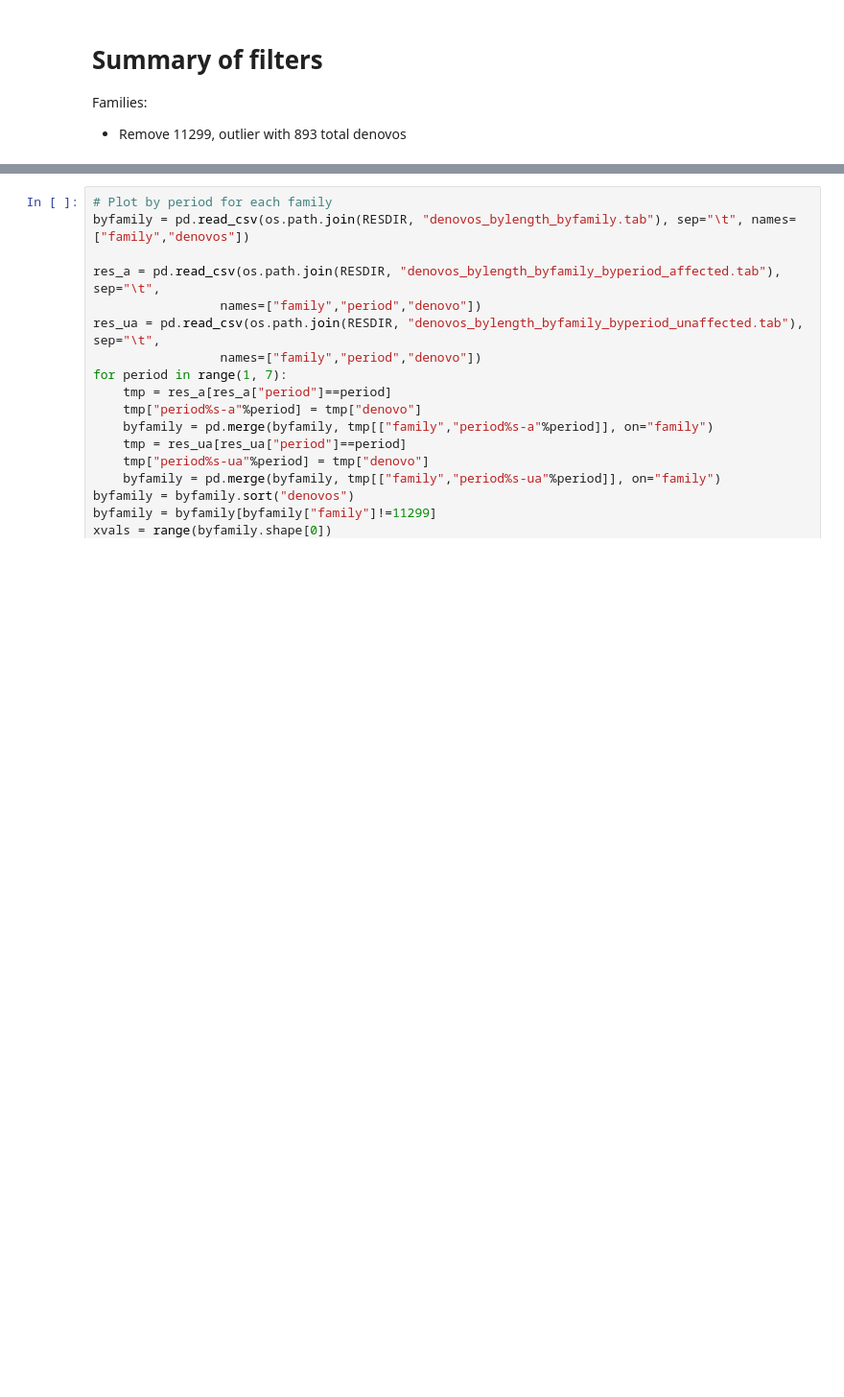
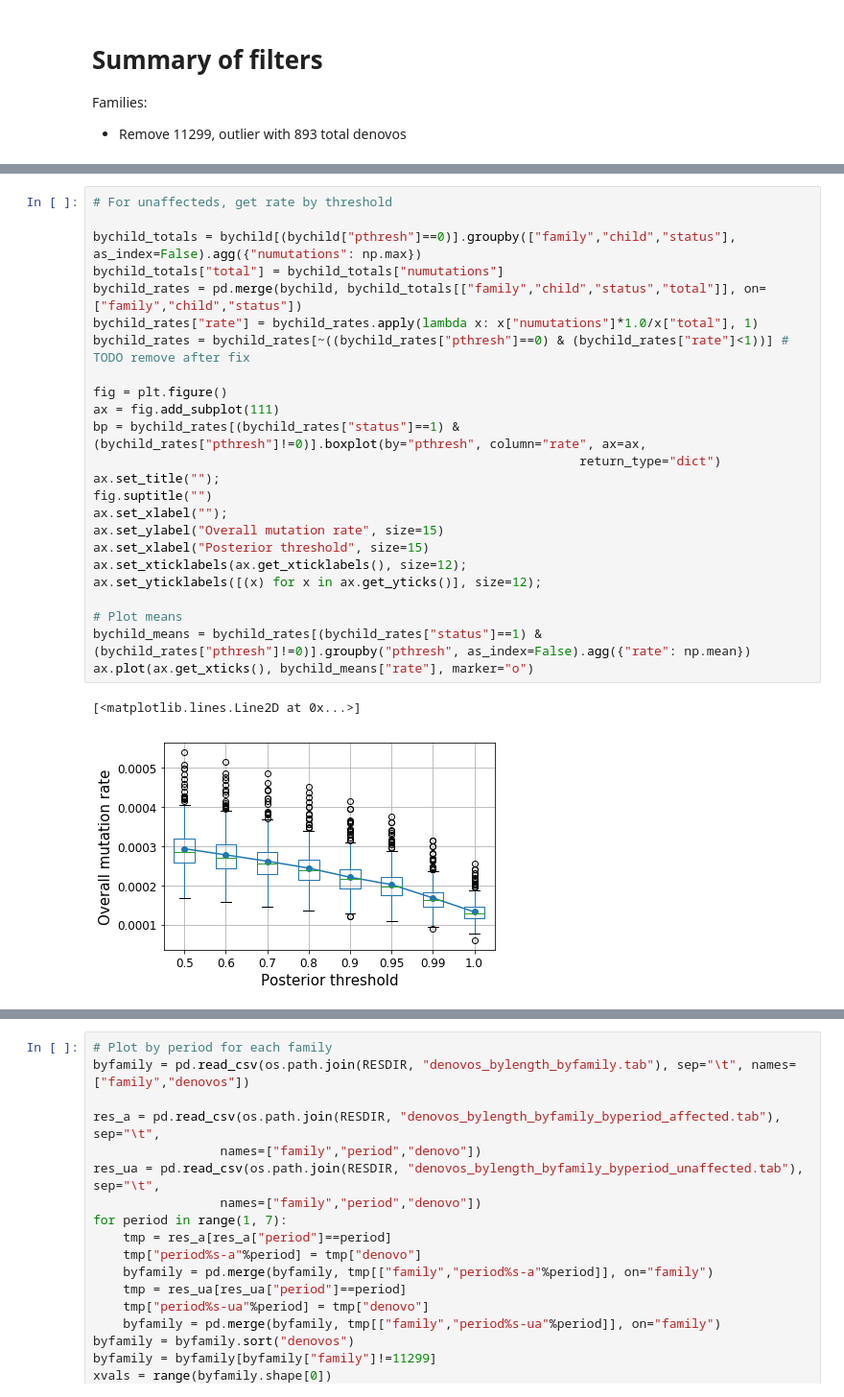
Before and after one commit to gymreklab/ssc-imputation, a Jupyter notebook: denovos2/notebooks/DenovosByFamily.ipynb, the cells around one changed output, grey strips where cells are left out. Shown at 96% size. Saved outputs shown, nothing was run; the diff lists cells and outputs as text; blank space fills up the shorter version.

```diff
--- a/denovos2/notebooks/DenovosByFamily.ipynb
+++ b/denovos2/notebooks/DenovosByFamily.ipynb
@@ -51 +43,28 @@ byfamily["affected"] = affected
+# %%
+# For unaffecteds, get rate by threshold
+
+bychild_totals = bychild[(bychild["pthresh"]==0)].groupby(["family","child","status"], as_index=False).agg({"numutations": np.max})
+bychild_totals["total"] = bychild_totals["numutations"]
+bychild_rates = pd.merge(bychild, bychild_totals[["family","child","status","total"]], on=["family","child","status"])
+bychild_rates["rate"] = bychild_rates.apply(lambda x: x["numutations"]*1.0/x["total"], 1)
+bychild_rates = bychild_rates[~((bychild_rates["pthresh"]==0) & (bychild_rates["rate"]<1))] # TODO remove after fix
+
+fig = plt.figure()
+ax = fig.add_subplot(111)
+bp = bychild_rates[(bychild_rates["status"]==1) & (bychild_rates["pthresh"]!=0)].boxplot(by="pthresh", column="rate", ax=ax,
+                                                                 return_type="dict")
+ax.set_title("");
+fig.suptitle("")
+ax.set_xlabel("");
+ax.set_ylabel("Overall mutation rate", size=15)
+ax.set_xlabel("Posterior threshold", size=15)
+ax.set_xticklabels(ax.get_xticklabels(), size=12);
+ax.set_yticklabels([(x) for x in ax.get_yticks()], size=12);
+
+# Plot means
+bychild_means = bychild_rates[(bychild_rates["status"]==1) & (bychild_rates["pthresh"]!=0)].groupby("pthresh", as_index=False).agg({"rate": np.mean})
+ax.plot(ax.get_xticks(), bychild_means["rate"], marker="o")
+# %% [output]
+[<matplotlib.lines.Line2D at 0x...>]
+[figure, added]
 # %%
```
Also changed, not shown: parts of 13 cells of this notebook, 10 other files.
